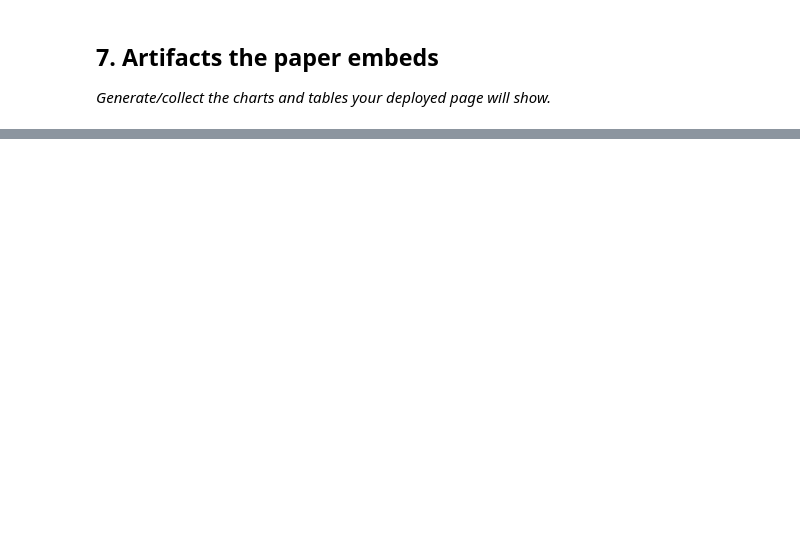
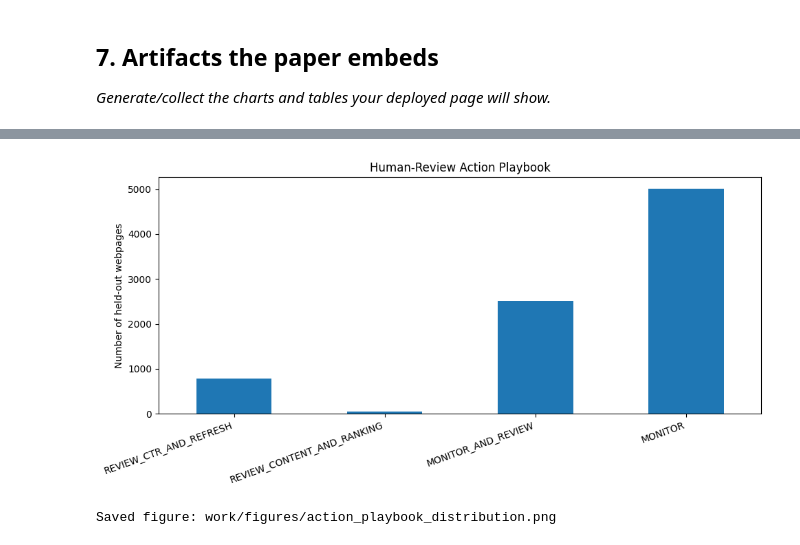
Before and after one commit to Abdelrahmanshaheen1/flyrank-ml-internship, a Jupyter notebook: work/notebooks/capstone.ipynb, the cells around one changed output, grey strips where cells are left out. Cells and saved outputs as stored; diff of their text form; code cells hidden in the pictures; blank space fills up the shorter version.

```diff
--- a/work/notebooks/capstone.ipynb
+++ b/work/notebooks/capstone.ipynb
@@ -36,0 +910,55 @@ This skeleton is yours to fill. Work the sections **in order** — each one has
+# %%
+action_counts = (
+    action_queue["action_label"]
+    .value_counts()
+    .reindex(
+        [
+            "REVIEW_CTR_AND_REFRESH",
+            "REVIEW_CONTENT_AND_RANKING",
+            "MONITOR_AND_REVIEW",
+            "MONITOR",
+        ]
+    )
+)
+
+ax = action_counts.plot(
+    kind="bar",
+    figsize=(10, 5),
+)
+
+ax.set_title(
+    "Human-Review Action Playbook"
+)
+
+ax.set_ylabel(
+    "Number of held-out webpages"
+)
+
+ax.set_xlabel("")
+
+plt.xticks(
+    rotation=20,
+    ha="right",
+)
+
+plt.tight_layout()
+
+action_figure_path = (
+    "work/figures/"
+    "action_playbook_distribution.png"
+)
+
+plt.savefig(
+    action_figure_path,
+    dpi=180,
+    bbox_inches="tight",
+)
+
+plt.show()
+
+print(
+    f"Saved figure: {action_figure_path}"
+)
+# %% [output]
+[figure, added]
+Saved figure: work/figures/action_playbook_distribution.png
```
Also changed, not shown: parts of 18 cells of this notebook.
